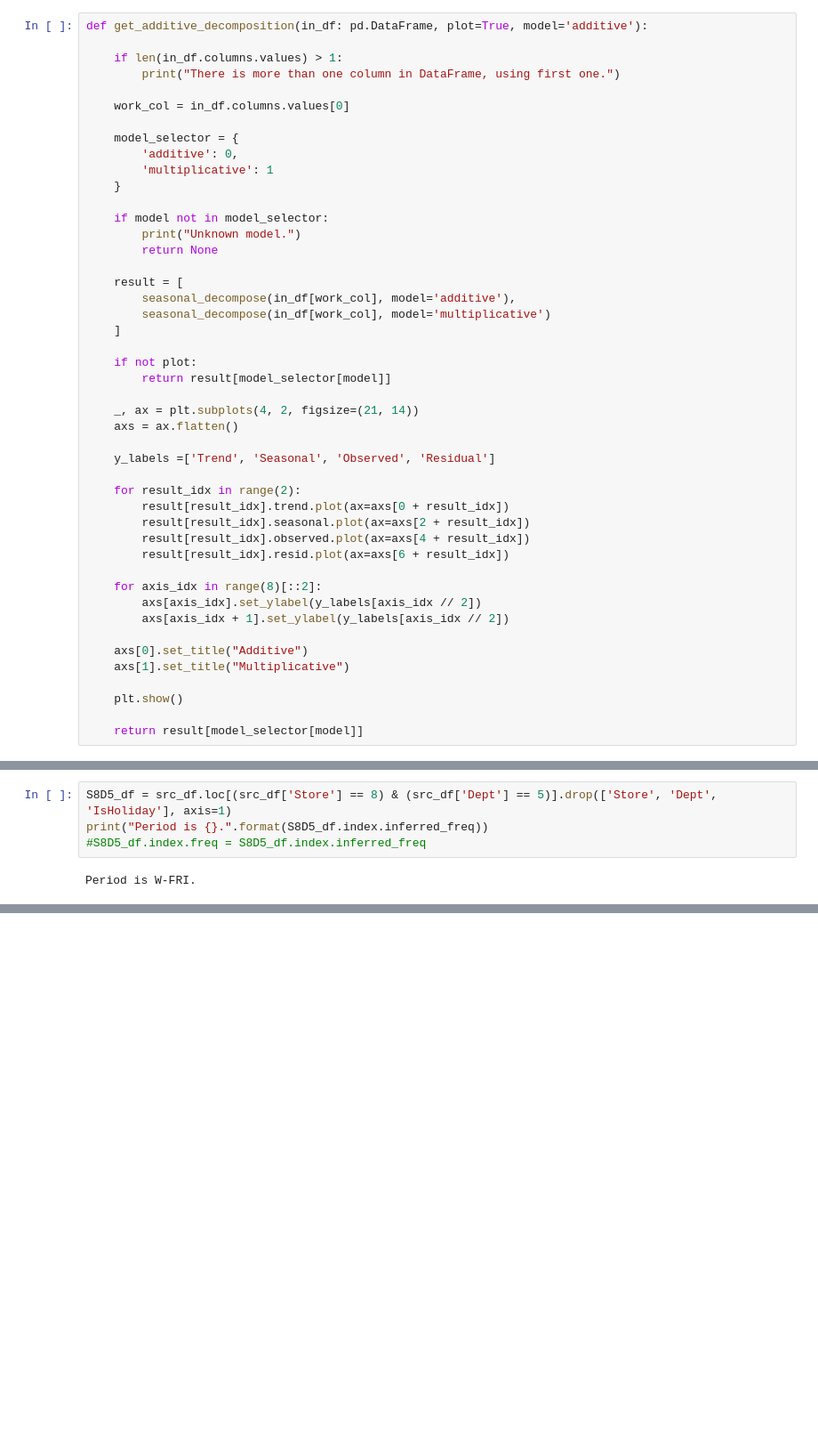
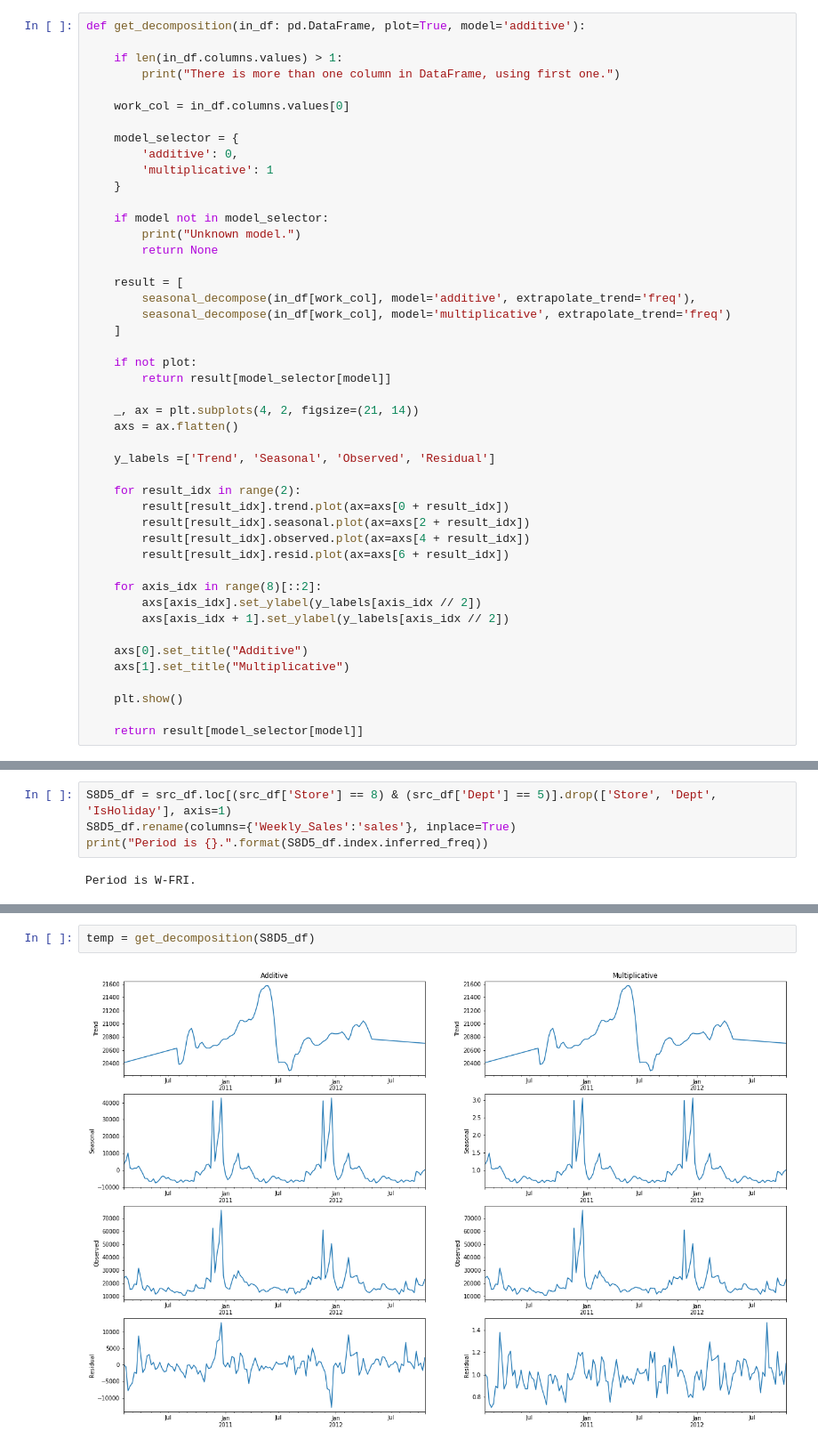
Before and after one commit to jast4ik/Hillel_ML_HW, a Jupyter notebook: Homework13/HW13.ipynb, the cells around one changed output, grey strips where cells are left out. Shown at 89% size. Cells and saved outputs as stored; diff of their text form; blank space fills up the shorter version.

```diff
--- a/Homework13/HW13.ipynb
+++ b/Homework13/HW13.ipynb
@@ -19,5 +18,5 @@ gc.enable()
 # %%
-def get_additive_decomposition(in_df: pd.DataFrame, plot=True, model='additive'):
+def get_decomposition(in_df: pd.DataFrame, plot=True, model='additive'):
 
     if len(in_df.columns.values) > 1:
         print("There is more than one column in DataFrame, using first one.")
@@ -34,8 +33,8 @@ def get_additive_decomposition(in_df: pd.DataFrame, plot=True, model='additive')
         return None
 
     result = [
-        seasonal_decompose(in_df[work_col], model='additive'),
-        seasonal_decompose(in_df[work_col], model='multiplicative')
+        seasonal_decompose(in_df[work_col], model='additive', extrapolate_trend='freq'),
+        seasonal_decompose(in_df[work_col], model='multiplicative', extrapolate_trend='freq')
     ]
 
     if not plot:
@@ -142,6 +161,6 @@ src_df.groupby([src_df.index, src_df.Store, src_df.Dept]).aggregate(np.sum)
 # %%
 S8D5_df = src_df.loc[(src_df['Store'] == 8) & (src_df['Dept'] == 5)].drop(['Store', 'Dept', 'IsHoliday'], axis=1)
+S8D5_df.rename(columns={'Weekly_Sales':'sales'}, inplace=True)
 print("Period is {}.".format(S8D5_df.index.inferred_freq))
-#S8D5_df.index.freq = S8D5_df.index.inferred_freq
 # %% [output]
 Period is W-FRI.
@@ -153,0 +185,4 @@ S8D5_additive_decomposition = get_additive_decomposition(in_df=S8D5_df, plot=Tru
+# %%
+temp = get_decomposition(S8D5_df)
+# %% [output]
+[figure, added]
```
Also changed, not shown: parts of 29 cells of this notebook, 1 other file.
